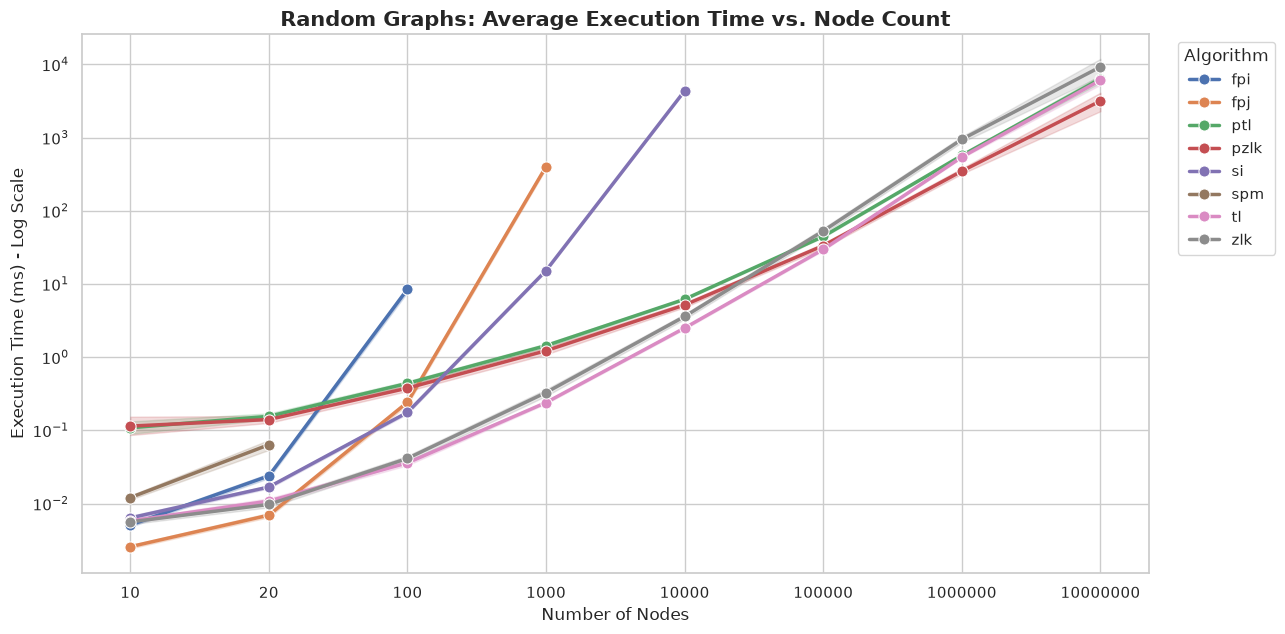
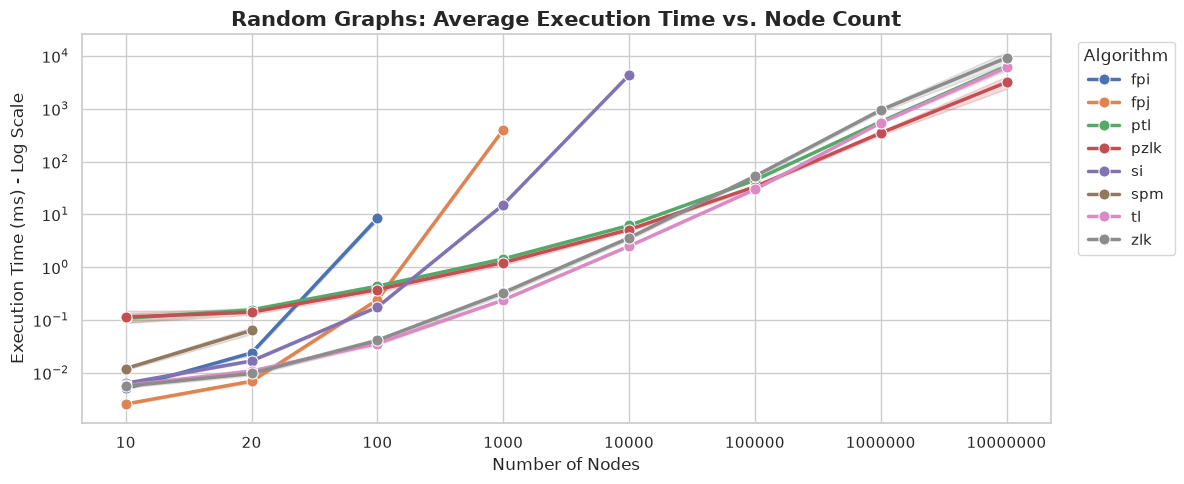
Code edit (unified diff) that turned the first committed figure into the second:
--- before
+++ after
@@ -4,5 +4,5 @@
 success_df['Nodes_Label'] = success_df['Nodes'].astype(str)
 
-plt.figure(figsize=(13, 6.5))
+plt.figure(figsize=(12, 5))
 ax = sns.lineplot(
     data=success_df, 

Commit: changed the list algorithms and made a method private